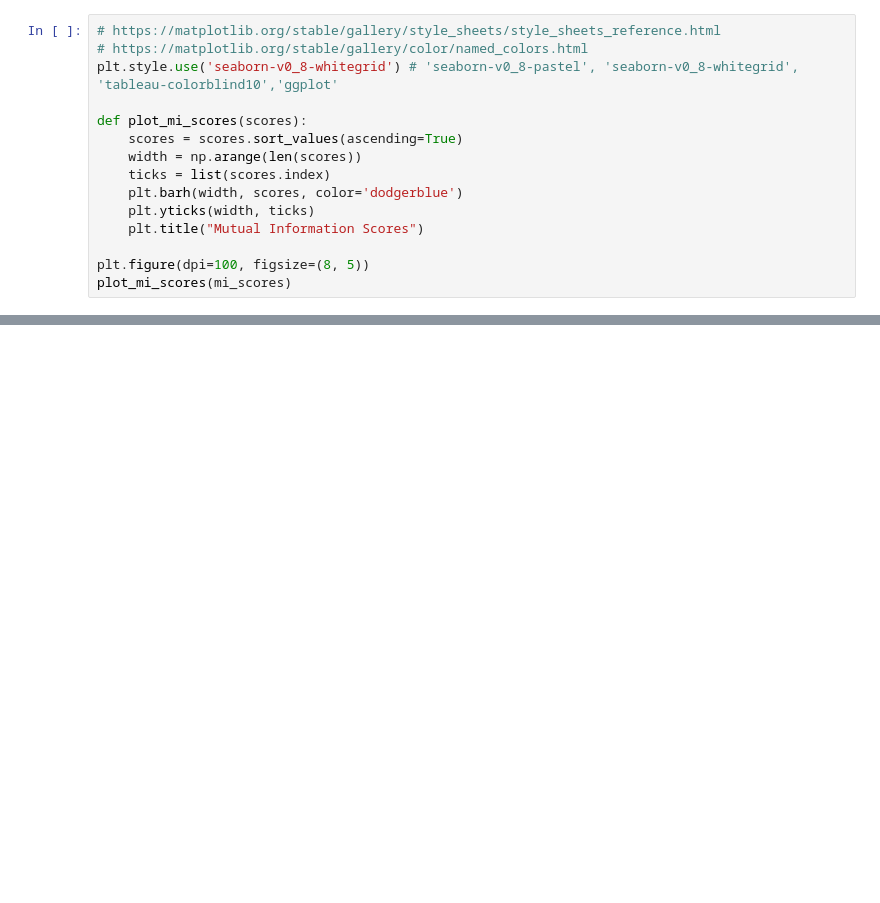
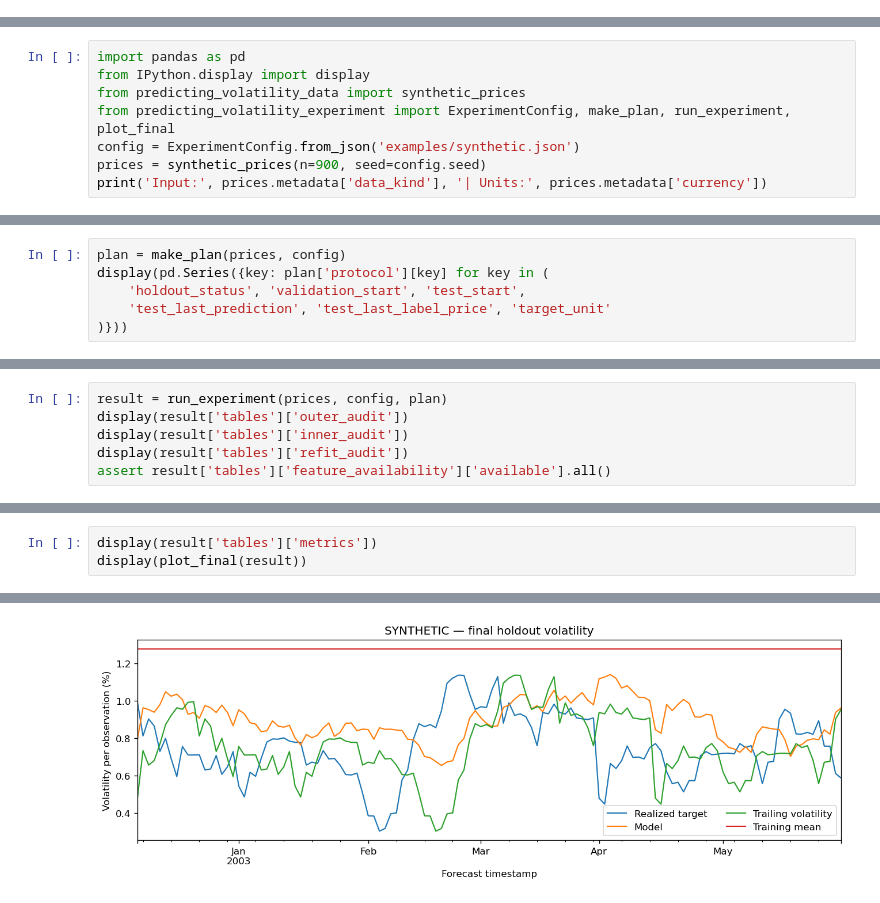
Before and after one commit to ftrupp/Predicting-Porfolio-Volatility, a Jupyter notebook: volatility_prediction.ipynb, the cells around one changed output, grey strips where cells are left out. Saved outputs shown, nothing was run; the diff lists cells and outputs as text; blank space fills up the shorter version.

Commit message:
Package reproducible volatility experiments with purged validation

```diff
--- a/volatility_prediction.ipynb
+++ b/volatility_prediction.ipynb
@@ -1007,15 +0,0 @@ Name: MI Scores, dtype: float64
-# %%
-# https://matplotlib.org/stable/gallery/style_sheets/style_sheets_reference.html
-# https://matplotlib.org/stable/gallery/color/named_colors.html
-plt.style.use('seaborn-v0_8-whitegrid') # 'seaborn-v0_8-pastel', 'seaborn-v0_8-whitegrid', 'tableau-colorblind10','ggplot'
-
-def plot_mi_scores(scores):
-    scores = scores.sort_values(ascending=True)
-    width = np.arange(len(scores))
-    ticks = list(scores.index)
-    plt.barh(width, scores, color='dodgerblue')
-    plt.yticks(width, ticks)
-    plt.title("Mutual Information Scores")
-
-plt.figure(dpi=100, figsize=(8, 5))
-plot_mi_scores(mi_scores)
@@ -1701,0 +8,8 @@ S&P500 historical mean return since 1975 : 10.07 %
+# %%
+import pandas as pd
+from IPython.display import display
+from predicting_volatility_data import synthetic_prices
+from predicting_volatility_experiment import ExperimentConfig, make_plan, run_experiment, plot_final
+config = ExperimentConfig.from_json('examples/synthetic.json')
+prices = synthetic_prices(n=900, seed=config.seed)
+print('Input:', prices.metadata['data_kind'], '| Units:', prices.metadata['currency'])
@@ -1701,0 +50,6 @@ S&P500 historical mean return since 1975 : 10.07 %
+# %%
+plan = make_plan(prices, config)
+display(pd.Series({key: plan['protocol'][key] for key in (
+    'holdout_status', 'validation_start', 'test_start',
+    'test_last_prediction', 'test_last_label_price', 'target_unit'
+)}))
@@ -1701,0 +71,6 @@ S&P500 historical mean return since 1975 : 10.07 %
+# %%
+result = run_experiment(prices, config, plan)
+display(result['tables']['outer_audit'])
+display(result['tables']['inner_audit'])
+display(result['tables']['refit_audit'])
+assert result['tables']['feature_availability']['available'].all()
@@ -1701,0 +116,4 @@ S&P500 historical mean return since 1975 : 10.07 %
+# %%
+display(result['tables']['metrics'])
+display(plot_final(result))
+# %% [output]
@@ -1701,0 +137 @@ S&P500 historical mean return since 1975 : 10.07 %
+[figure, added]
```
Also changed, not shown: parts of 106 cells of this notebook, 33 other files.
